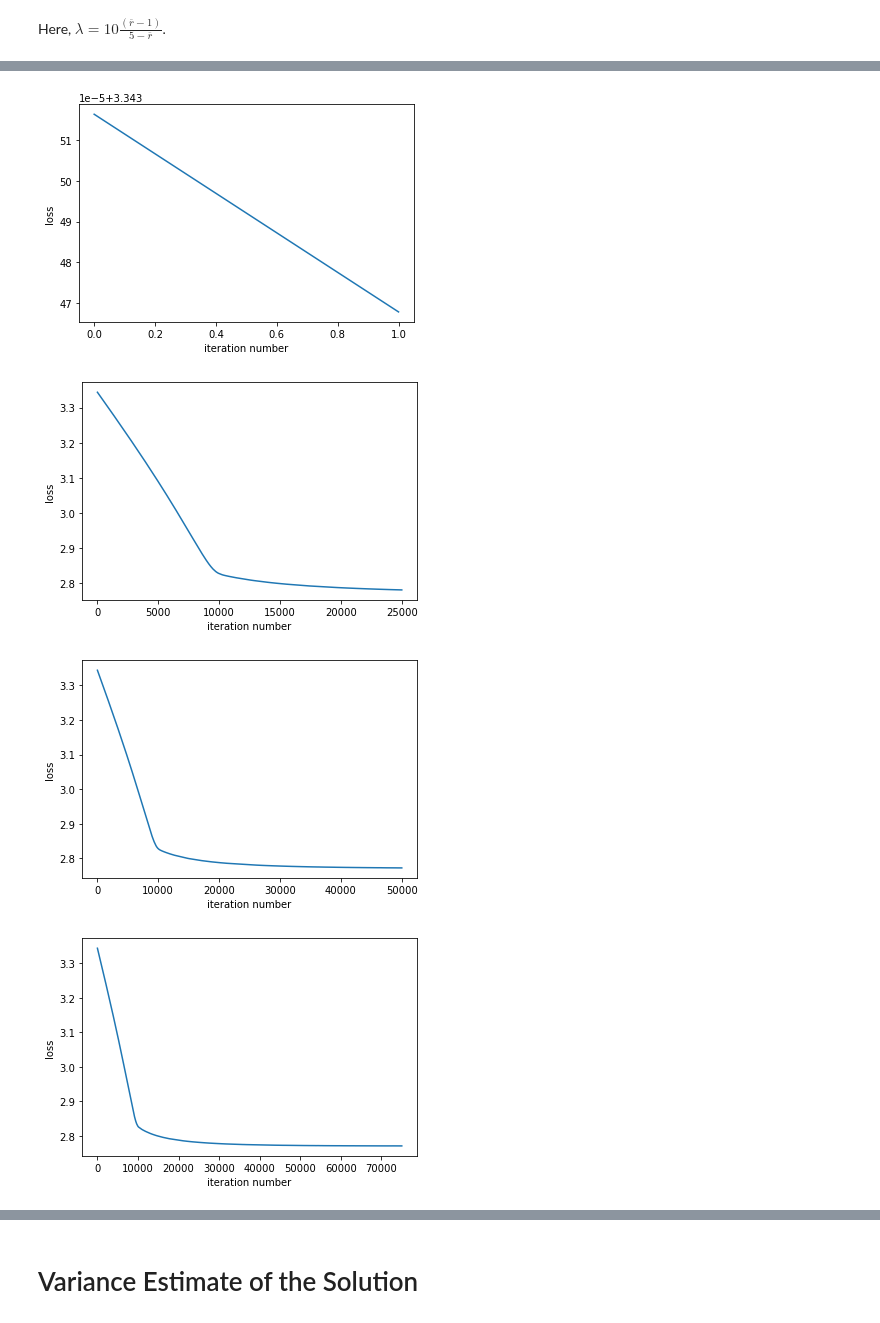
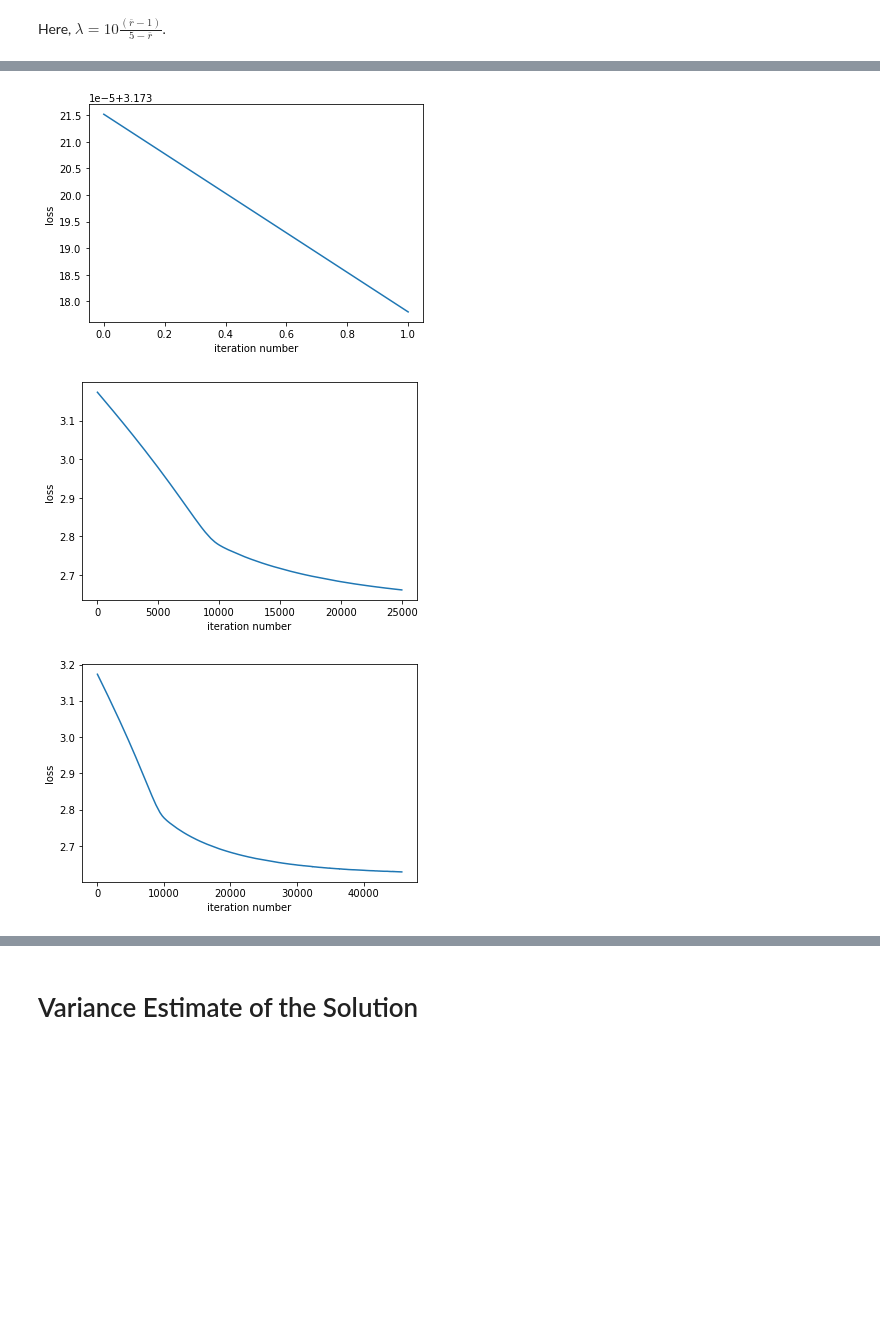
Before and after one commit to gedwards09/Root-it, a Jupyter notebook: Gradient_Descent.ipynb, the cells around one changed output, grey strips where cells are left out. Drawn from its saved outputs; the diff is of its cells as text; code cells hidden in the pictures; blank space fills up the shorter version.

```diff
--- a/Gradient_Descent.ipynb
+++ b/Gradient_Descent.ipynb
@@ -114,11 +114,11 @@ def ExpectedClickRate(bids):
         s = 0
         if bids[i]>10:
             for j in range(5):
-                prob = (10/(10+lm[i]))*np.exp(-(bids[i]-10)/lm[i])
+                prob = (lm[i]/(10+lm[i]))*np.exp(-(bids[i]-10)/lm[i])
                 s += scipy.special.binom(4,j)*click_rates_by_rank[j]*(prob**j)*((1-prob)**(4-j))
         else:
             for j in range(5):
-                prob = 1 - (bids[i]/10)*lm[i]/(10+lm[i])
+                prob = 1 - (bids[i]/10)*10/(10+lm[i])
                 s += scipy.special.binom(4,j)*click_rates_by_rank[j]*(prob**j)*((1-prob)**(4-j))
         arr[i]=s
     return arr
@@ -162,11 +162,11 @@ def dLdb(bids,batch):
     for i in range(36):
         s=0
         if bids[i]>10:
-            prob = (10/(10+lm[i]))*np.exp(-(bids[i]-10)/lm[i])
-            dpdb = -(10/(10+lm[i]))*np.exp(-(bids[i]-10)/lm[i])/lm[i]
+            prob = (lm[i]/(10+lm[i]))*np.exp(-(bids[i]-10)/lm[i])
+            dpdb = -1/(10+lm[i])*np.exp(-(bids[i]-10)/lm[i])
         else:
-            prob = 1 - lm[i]*(bids[i]/10)/(10+lm[i])
-            dpdb = -(lm[i]/10)/(10+lm[i])
+            prob = 1 - bids[i]/(10+lm[i])
+            dpdb = -1/(10+lm[i])
         for j in range(5):
             s += scipy.special.binom(4,j)*click_rates_by_rank[j]*j*(prob**(j-1))*((1-prob)**(4-j))*dpdb
             s -= scipy.special.binom(4,j)*click_rates_by_rank[j]*(prob**j)*((1-prob)**(3-j))*(4-j)*dpdb
@@ -208,6 +208,8 @@ losses[0]=Loss(b, batch)
 for i in range(niterations):
     batch = np.random.choice(samples, size=m, replace=True)
     grad = dLdb(b, batch)
+    if np.sum(np.abs(grad))<0.01:
+        break
     b = b-epsilon*grad
     # set any negative values to min_val
     b[b<min_val] = min_val
@@ -247,4 +247,3 @@ Cost per policy  15.388600206454335
-[figure, old version]
+[figure, new version]
-[figure, old version]
+[figure, new version]
-[figure, old version]
+[figure, new version]
-[figure, removed]
```
Also changed, not shown: parts of 5 cells of this notebook, 1 other file.
